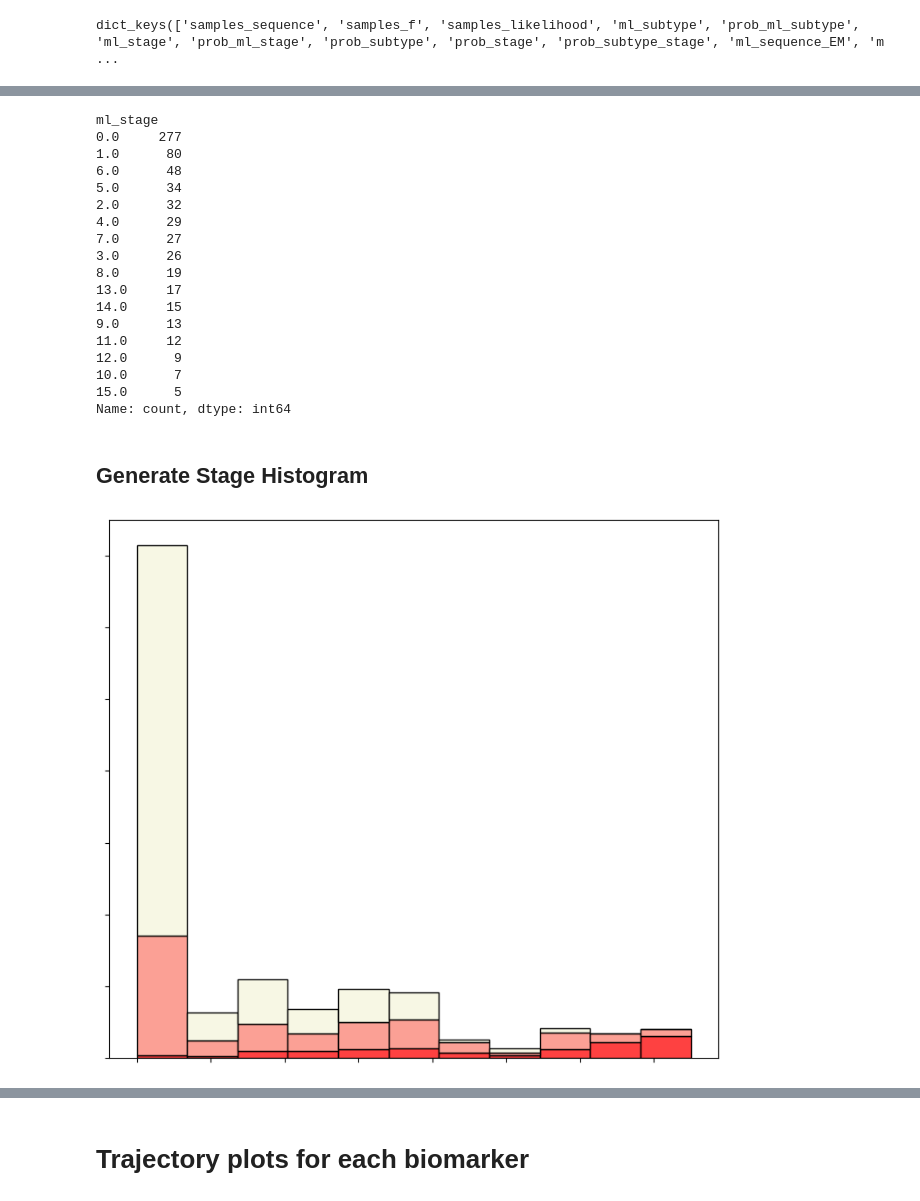
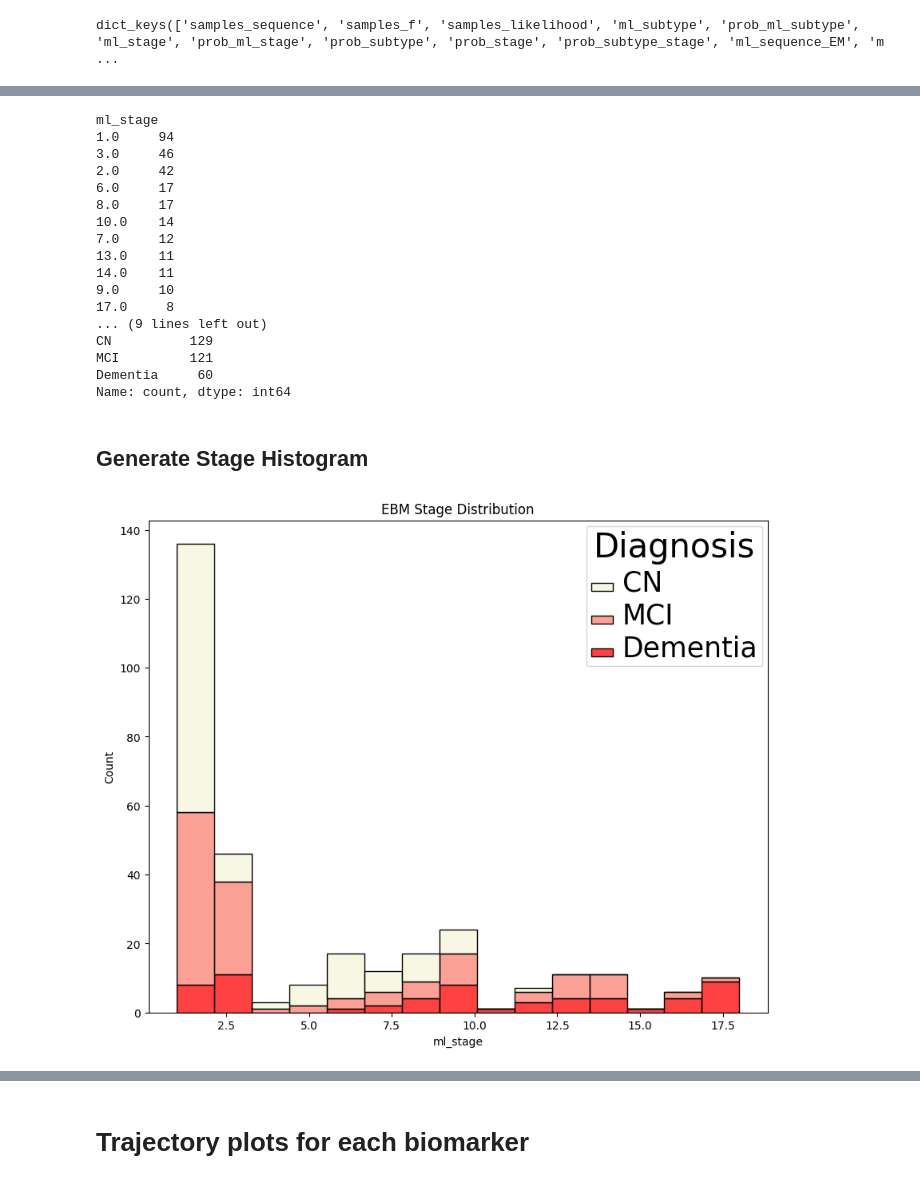
Before and after one commit to Raj-Lab-UCSF/SuStaIn, a Jupyter notebook: notebooks/Processing model output.ipynb, the cells around one changed output, grey strips where cells are left out. Drawn from its saved outputs; the diff is of its cells as text; code cells hidden in the pictures.

```diff
--- a/notebooks/Processing model output.ipynb
+++ b/notebooks/Processing model output.ipynb
@@ -29,11 +29,18 @@ pk = pandas.read_pickle(pickle_filename_s)
 pk.keys()
 # %% [output]
 dict_keys(['samples_sequence', 'samples_f', 'samples_likelihood', 'ml_subtype', 'prob_ml_subtype', 'ml_stage', 'prob_ml_stage', 'prob_subtype', 'prob_stage', 'prob_subtype_stage', 'ml_sequence_EM', 'm ...
+# %%
+# Define which ml_stages to remove from analysis
+stages_to_remove = [0]
 # %%
 # Load specific zdata you want to analyze (make sure the number of subtypes and input features are correct)
-zdata = pandas.read_csv('zdata- subtype 1 A.csv')
+zdata = pandas.read_csv('zdata- with tmax.csv')
 
 #Housekeeping
-zdata = zdata.drop(['Unnamed: 0.1', 'Unnamed: 0'], axis = 1)
+#zdata = zdata.drop(['Unnamed: 0.1', 'Unnamed: 0'], axis = 1)
+
+# Delete subejcts with stages 0 and 1
+zdata = zdata[~zdata['ml_stage'].isin(stages_to_remove)]
+reduced_RIDs = zdata.RID.tolist()
 zdata
 # %% [output]
@@ -52,0 +84,9 @@ zdata
+# %%
+# TEMP
+filtered_beta0_withstage = zdata[zdata['RID'].isin(odd_rids_beta)]
+plt.figure(figsize=(8, 7))
+ax = sns.histplot(data=filtered_beta0_withstage, bins = 15, x='ml_stage', color = 'red', hue='Diagnosis', multiple='stack')
+plt.title('Stage distribution for subjects with beta=0')
+#plt.legend(title='Diagnosis')
+plt.xlim(0,18)
+plt.ylim(0, 65)
@@ -58,53 +179,52 @@ if nsubtypes > 1:
     print(zdata.ml_subtype.value_counts())
 
 print(zdata.ml_stage.value_counts())
+print(zdata.Diagnosis.value_counts())
 # %% [output]
 ml_stage
-0.0     277
-1.0      80
-6.0      48
-5.0      34
-2.0      32
-4.0      29
-7.0      27
-3.0      26
-8.0      19
-13.0     17
-14.0     15
-9.0      13
-11.0     12
-12.0      9
-10.0      7
-15.0      5
+1.0     94
+3.0     46
+2.0     42
+6.0     17
+8.0     17
+10.0    14
+7.0     12
+13.0    11
+14.0    11
+9.0     10
+17.0     8
+... (9 lines left out)
+CN          129
+MCI         121
+Dementia     60
 Name: count, dtype: int64
 # %% [markdown]
 ## Generate Stage Histogram
 # %%
 # Use clincial diagnostic categories as a rough way to assess the success of the model's stage assignments
 color_palette = {
     'Dementia': '#FE0101',  # Deep red
     'MCI': '#FA8072',  # Salmon
     'CN': '#F5F5DC'}   # Beige (light beige)
 
 if nsubtypes < 2: # If only one subtype
-    plt.figure(figsize=(9, 8))
-    ax = sns.histplot(data=zdata, x='ml_stage', color = 'red', palette=color_palette, hue='Diagnosis', multiple='stack',legend=False)
+    plt.figure(figsize=(10, 8))
+    ax = sns.histplot(data=zdata, x='ml_stage', color = 'red', bins = 15, palette=color_palette, hue='Diagnosis', multiple='stack',legend=True)
 
     # Adjust the legend
-    # legend = ax.get_legend()
-    # legend.set_title('Diagnosis')
-    # plt.setp(legend.get_title(), fontsize='30')  # for legend title
-    # plt.setp(legend.get_texts(), fontsize='25')  # for legend text
+    legend = ax.get_legend()
+    legend.set_title('Diagnosis')
+    plt.setp(legend.get_title(), fontsize='30')  # for legend title
+    plt.setp(legend.get_texts(), fontsize='25')  # for legend text
 
     # Remove axis labels
-    ax.set(xlabel=None, ylabel=None)
-    # Remove title (if any)
-    ax.set_title('')
-    ax.set_xticklabels([])  # Hide x-axis tick labels but keep the tick marks
-    ax.set_yticklabels([])  # Hide y-axis tick labels but keep the tick marks
+    #ax.set(xlabel=None, ylabel=None)
+    ax.set_title('EBM Stage Distribution')
+    #ax.set_xticklabels([])  # Hide x-axis tick labels but keep the tick marks
+    #ax.set_yticklabels([])  # Hide y-axis tick labels but keep the tick marks
     plt.show()
 else:  # If multiple subtypes
     sns.displot(data=zdata, x='ml_stage', hue='Diagnosis', col='ml_subtype', kind='hist', multiple='stack')
     plt.show()
 # %% [output]
-[figure, old version]
+[figure, new version]
```
Also changed, not shown: parts of 22 cells of this notebook, 7 other files.
